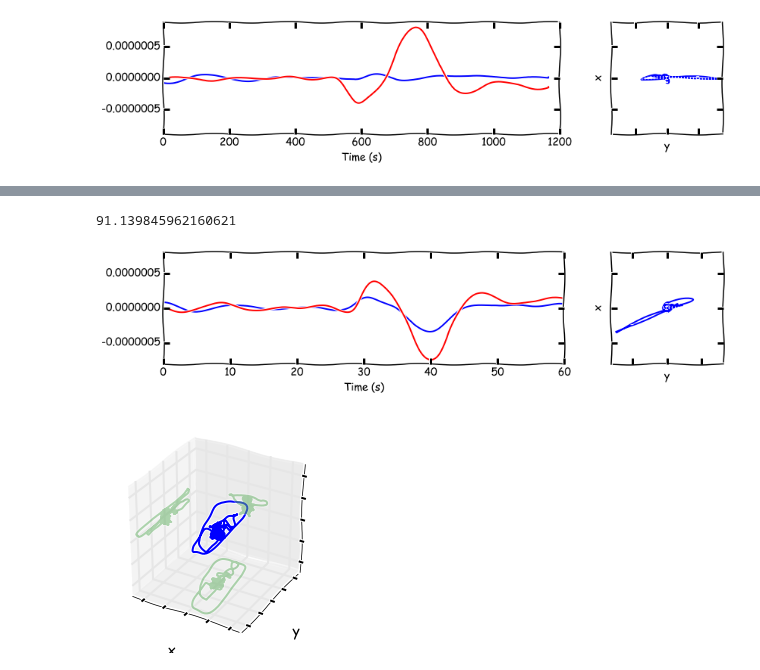
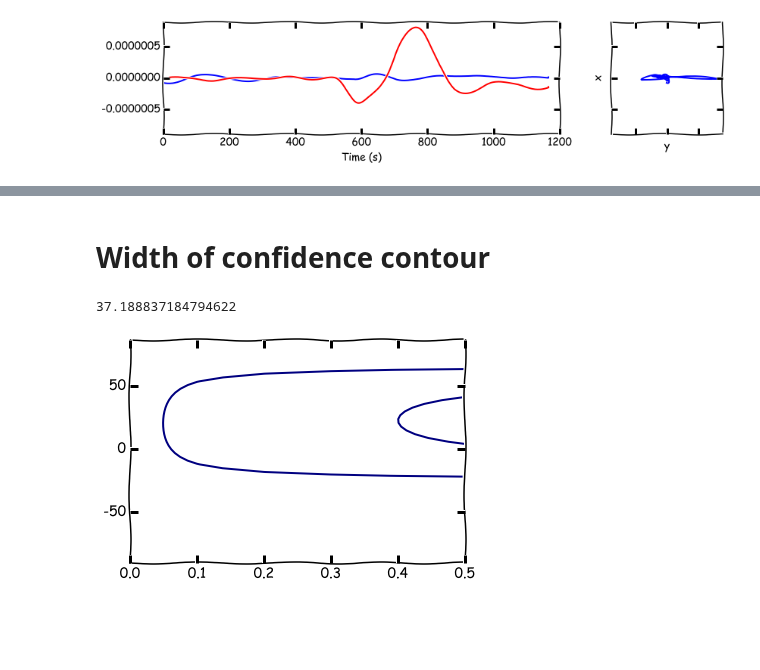
Before and after one commit to JackWalpole/splitwavepy, a Jupyter notebook: devel/Work_with_obspy.ipynb, the cells around one changed output, grey strips where cells are left out. Cells and saved outputs as stored; diff of their text form; code cells hidden in the pictures; blank space fills up the shorter version.

```diff
--- a/devel/Work_with_obspy.ipynb
+++ b/devel/Work_with_obspy.ipynb
@@ -129,13 +129,12 @@ M.plotsurf(lam2_95=True)
+# %% [markdown]
+# Width of confidence contour
 # %%
-# contour = measure.find_contours(M.lam2,M.lam2_95())
-# c = plt.contour(M.tlags,M.degs,M.lam2,levels=[M.lam2_95()])
-# p = c.collections[0].get_paths()
-# v = np.asarray([ v.vertices for v in p ])[0]
+contour = measure.find_contours(M.lam2,M.lam2_95())
+c = plt.contour(M.tlags,M.degs,M.lam2,levels=[M.lam2_95()])
+p = c.collections[0].get_paths()
+v = np.asarray([ v.vertices for v in p ])[0]
 # (v[:,0].max() - v[:,0].min())/4
 (v[:,1].max() - v[:,1].min())
 # %% [output]
-91.139845962160621
+37.188837184794622
+[figure, added]
-# %%
-pair = s.Pair(stne[1].data,stne[0].data,delta=delta)
-# %% [output]
-[figure, removed]
@@ -144,4 +140,0 @@ t = s.Trio(d[0].data,d[1].data,d[2].data,delta=delta)
-# %%
-t.ppm()
-# %% [output]
-[figure, removed]
```
Also changed, not shown: parts of 8 cells of this notebook, 2 other files.
